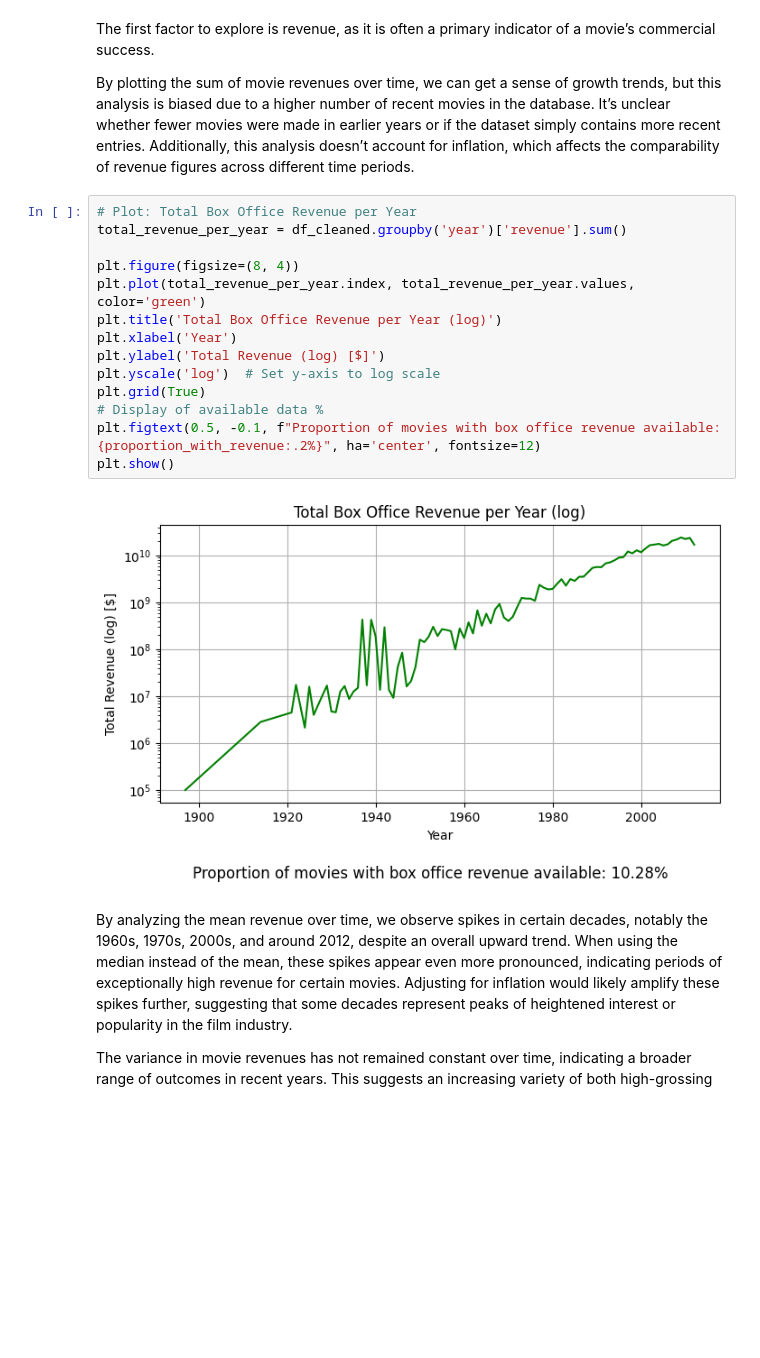
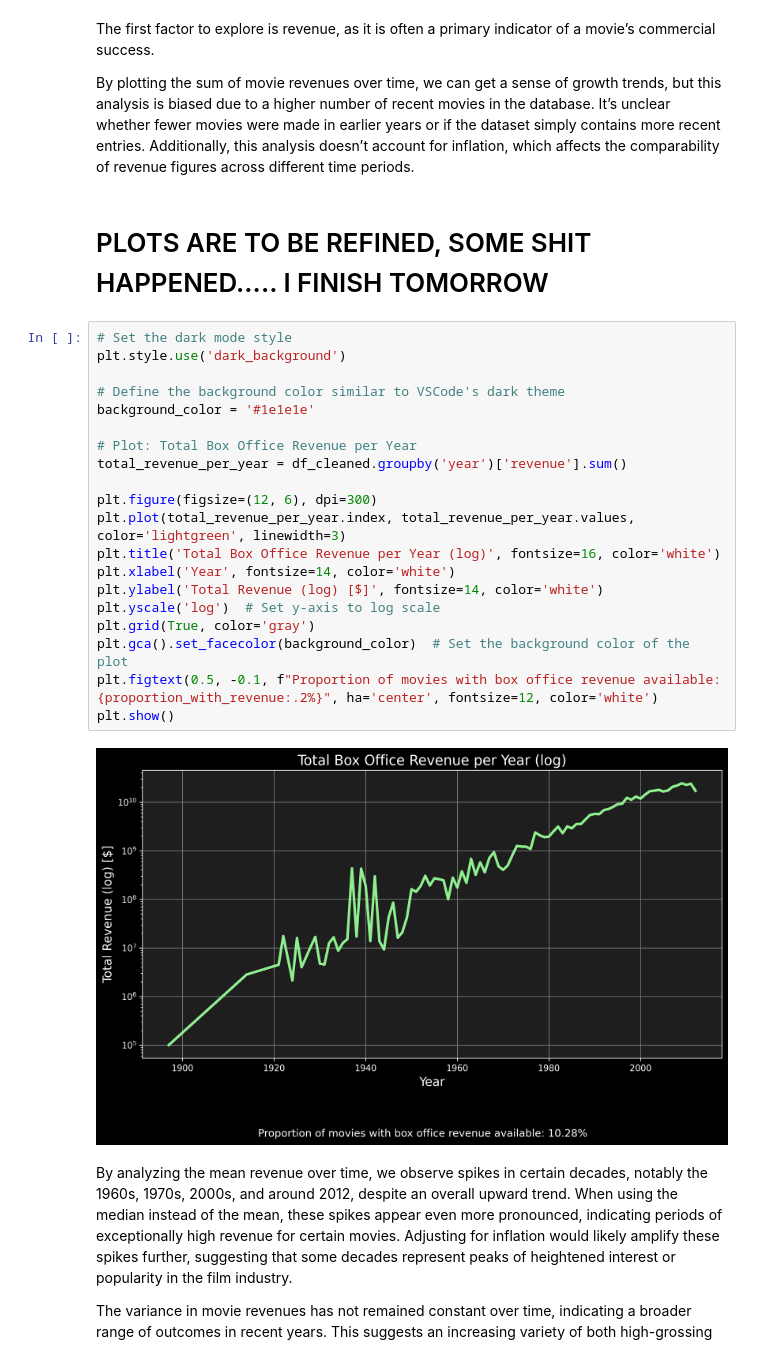
Before and after one commit to epfl-ada/ada-2024-project-spaghetti-raclette-tangyuan-horizon-nexus, a Jupyter notebook: results.ipynb, the cells around one changed output. Saved outputs shown, nothing was run; the diff lists cells and outputs as text; blank space fills up the shorter version.

```diff
--- a/results.ipynb
+++ b/results.ipynb
@@ -177,22 +176,30 @@ See the caveats in the documentation: https://pandas.pydata.org/pandas-docs/stab
 The first factor to explore is revenue, as it is often a primary indicator of a movie’s commercial success.
 
 By plotting the sum of movie revenues over time, we can get a sense of growth trends, but this analysis is biased due to a higher number of recent movies in the database. It’s unclear whether fewer movies were made in earlier years or if the dataset simply contains more recent entries. Additionally, this analysis doesn’t account for inflation, which affects the comparability of revenue figures across different time periods.
+# %% [markdown]
+# PLOTS ARE TO BE REFINED, SOME SHIT HAPPENED..... I FINISH TOMORROW
 # %%
+# Set the dark mode style
+plt.style.use('dark_background')
+
+# Define the background color similar to VSCode's dark theme
+background_color = '#1e1e1e'
+
 # Plot: Total Box Office Revenue per Year
 total_revenue_per_year = df_cleaned.groupby('year')['revenue'].sum()
 
-plt.figure(figsize=(8, 4))
-plt.plot(total_revenue_per_year.index, total_revenue_per_year.values, color='green')
-plt.title('Total Box Office Revenue per Year (log)')
-plt.xlabel('Year')
-plt.ylabel('Total Revenue (log) [$]')
+plt.figure(figsize=(12, 6), dpi=300)
+plt.plot(total_revenue_per_year.index, total_revenue_per_year.values, color='lightgreen', linewidth=3)
+plt.title('Total Box Office Revenue per Year (log)', fontsize=16, color='white')
+plt.xlabel('Year', fontsize=14, color='white')
+plt.ylabel('Total Revenue (log) [$]', fontsize=14, color='white')
 plt.yscale('log')  # Set y-axis to log scale
-plt.grid(True)
-# Display of available data %
-plt.figtext(0.5, -0.1, f"Proportion of movies with box office revenue available: {proportion_with_revenue:.2%}", ha='center', fontsize=12)
+plt.grid(True, color='gray')
+plt.gca().set_facecolor(background_color)  # Set the background color of the plot
+plt.figtext(0.5, -0.1, f"Proportion of movies with box office revenue available: {proportion_with_revenue:.2%}", ha='center', fontsize=12, color='white')
 plt.show()
 # %% [output]
-[figure, old version]
+[figure, new version]
 # %% [markdown]
 By analyzing the mean revenue over time, we observe spikes in certain decades, notably the 1960s, 1970s, 2000s, and around 2012, despite an overall upward trend. When using the median instead of the mean, these spikes appear even more pronounced, indicating periods of exceptionally high revenue for certain movies. Adjusting for inflation would likely amplify these spikes further, suggesting that some decades represent peaks of heightened interest or popularity in the film industry.
 
```
Also changed, not shown: parts of 7 cells of this notebook.
